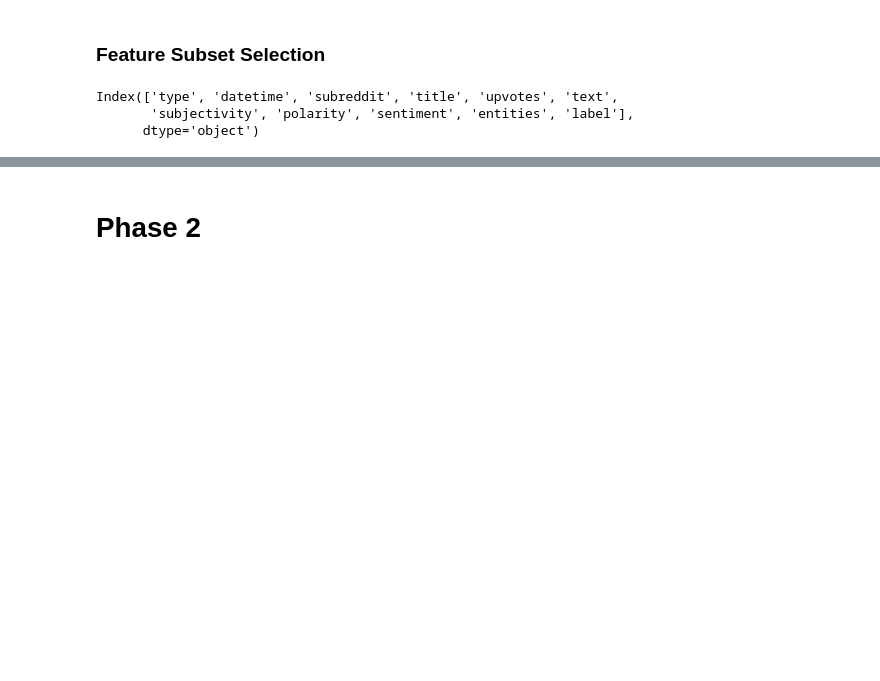
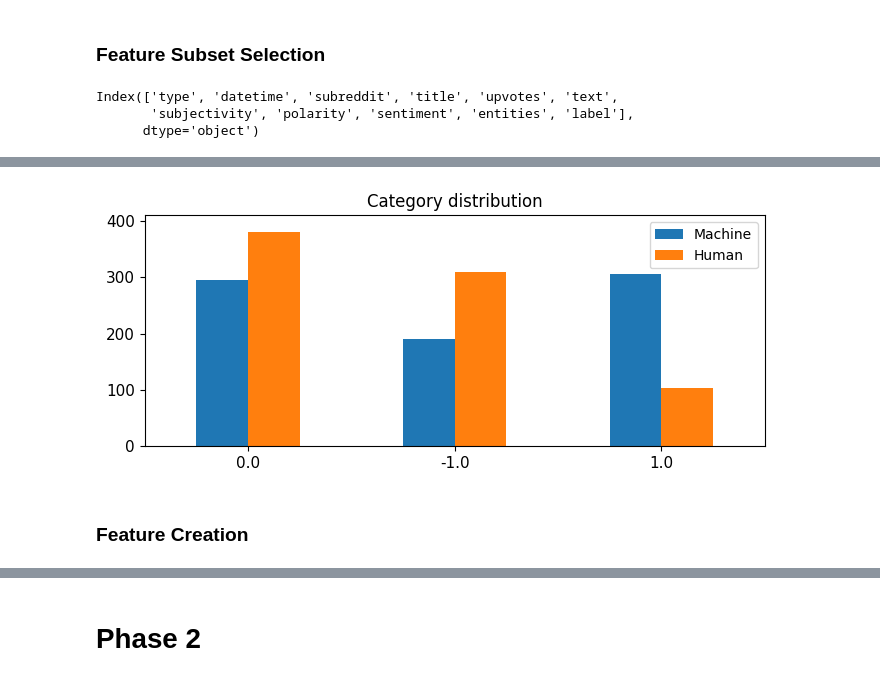
Before and after one commit to lu1hOAO/DM2025-Lab1-Exercise, a Jupyter notebook: DM2025-Lab1-Homework.ipynb, the cells around one changed output, grey strips where cells are left out. Saved outputs shown, nothing was run; the diff lists cells and outputs as text; code cells hidden in the pictures; blank space fills up the shorter version.

```diff
--- a/DM2025-Lab1-Homework.ipynb
+++ b/DM2025-Lab1-Homework.ipynb
@@ -155,0 +146,2 @@ Index(['type', 'datetime', 'post_id', 'subreddit', 'title', 'author', 'url',
+# %%
+df.drop_duplicates(subset=["text"],keep=False,inplace=True)
@@ -174,0 +188,19 @@ df.head()
+# %%
+Merge =pd.DataFrame({
+    "Machine":df.sentiment.value_counts(),
+    "Human":df.label.value_counts()
+})
+
+Merge = Merge.sort_values(by="Human", ascending=False)
+Merge.plot(kind='bar',
+           title='Category distribution',
+           ylim=[0, Merge.values.max() + 30],
+           rot=0, fontsize=11, figsize=(8,3),
+           color=['tab:blue', 'tab:orange'])
+
+plt.legend(loc='upper right')
+plt.show()
+# %% [output]
+[figure, added]
+# %% [markdown]
+### Feature Creation
```
Also changed, not shown: parts of 15 cells of this notebook.
